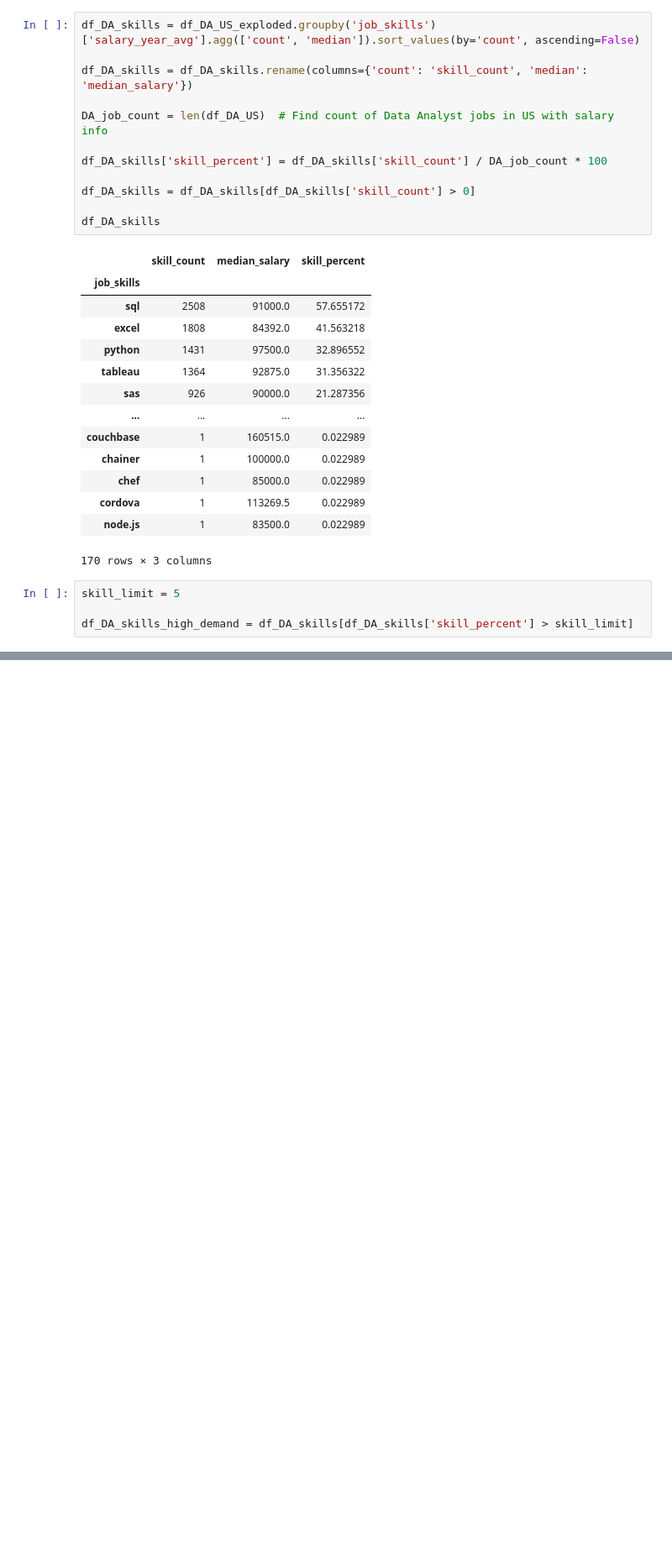
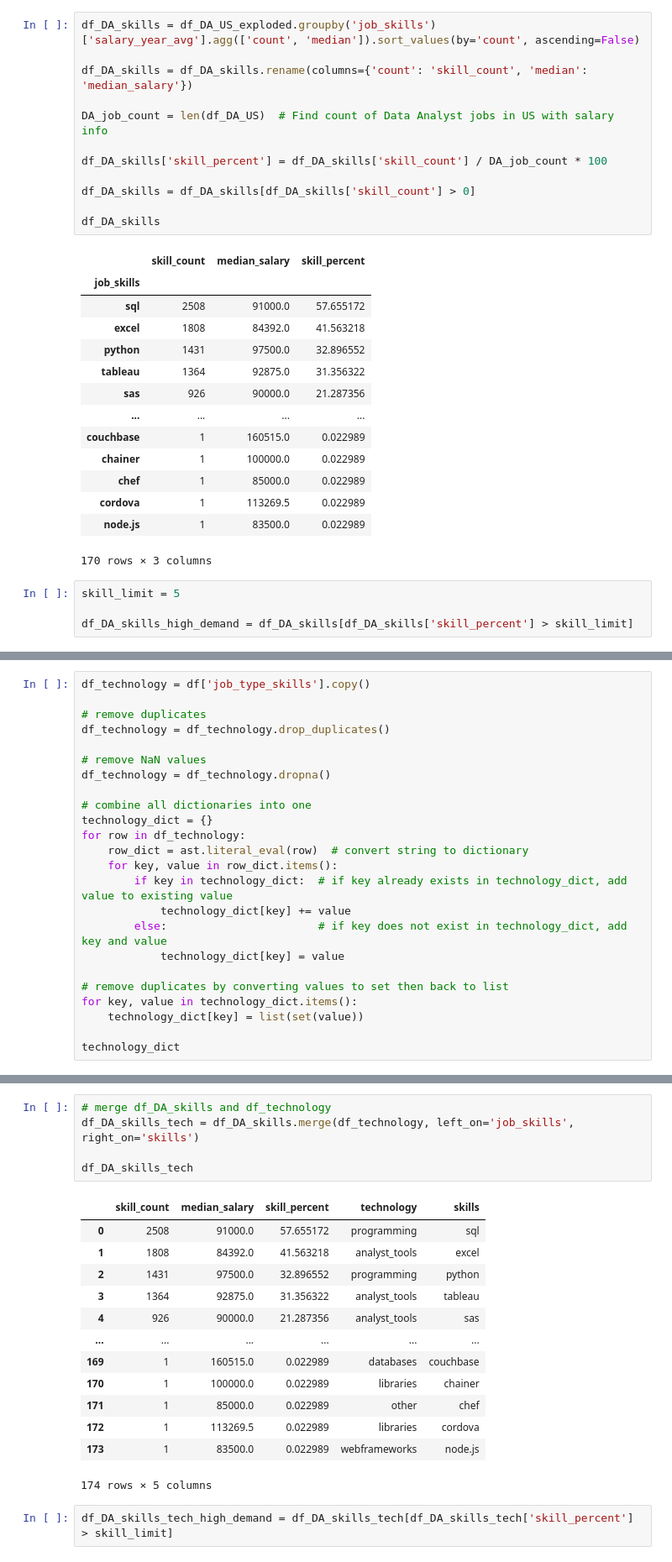
Before and after one commit to finnerrrrr/Python_Data_Analysis_Project, a Jupyter notebook: Project/5_Optimal_Skills.ipynb, the cells around one changed output, grey strips where cells are left out. Shown at 84% size. Saved outputs shown, nothing was run; the diff lists cells and outputs as text; blank space fills up the shorter version.

```diff
--- a/Project/5_Optimal_Skills.ipynb
+++ b/Project/5_Optimal_Skills.ipynb
@@ -79,0 +107,24 @@ plt.show()
+# %%
+df_technology = df['job_type_skills'].copy()
+
+# remove duplicates
+df_technology = df_technology.drop_duplicates()
+
+# remove NaN values
+df_technology = df_technology.dropna()
+
+# combine all dictionaries into one
+technology_dict = {}
+for row in df_technology:
+    row_dict = ast.literal_eval(row)  # convert string to dictionary
+    for key, value in row_dict.items():
+        if key in technology_dict:  # if key already exists in technology_dict, add value to existing value
+            technology_dict[key] += value
+        else:                       # if key does not exist in technology_dict, add key and value
+            technology_dict[key] = value
+
+# remove duplicates by converting values to set then back to list
+for key, value in technology_dict.items():
+    technology_dict[key] = list(set(value))
+
+technology_dict
@@ -79,0 +169,21 @@ plt.show()
+# %%
+# merge df_DA_skills and df_technology
+df_DA_skills_tech = df_DA_skills.merge(df_technology, left_on='job_skills', right_on='skills')
+
+df_DA_skills_tech
+# %% [output]
+|  | skill_count | median_salary | skill_percent | technology | skills |
+| 0 | 2508 | 91000.0 | 57.655172 | programming | sql |
+| 1 | 1808 | 84392.0 | 41.563218 | analyst_tools | excel |
+| 2 | 1431 | 97500.0 | 32.896552 | programming | python |
+| 3 | 1364 | 92875.0 | 31.356322 | analyst_tools | tableau |
+| 4 | 926 | 90000.0 | 21.287356 | analyst_tools | sas |
+| ... | ... | ... | ... | ... | ... |
+| 169 | 1 | 160515.0 | 0.022989 | databases | couchbase |
+| 170 | 1 | 100000.0 | 0.022989 | libraries | chainer |
+| 171 | 1 | 85000.0 | 0.022989 | other | chef |
+| 172 | 1 | 113269.5 | 0.022989 | libraries | cordova |
+| 173 | 1 | 83500.0 | 0.022989 | webframeworks | node.js |
+174 rows × 5 columns
+# %%
+df_DA_skills_tech_high_demand = df_DA_skills_tech[df_DA_skills_tech['skill_percent'] > skill_limit]
```
Also changed, not shown: parts of 5 cells of this notebook, 1 other file.
